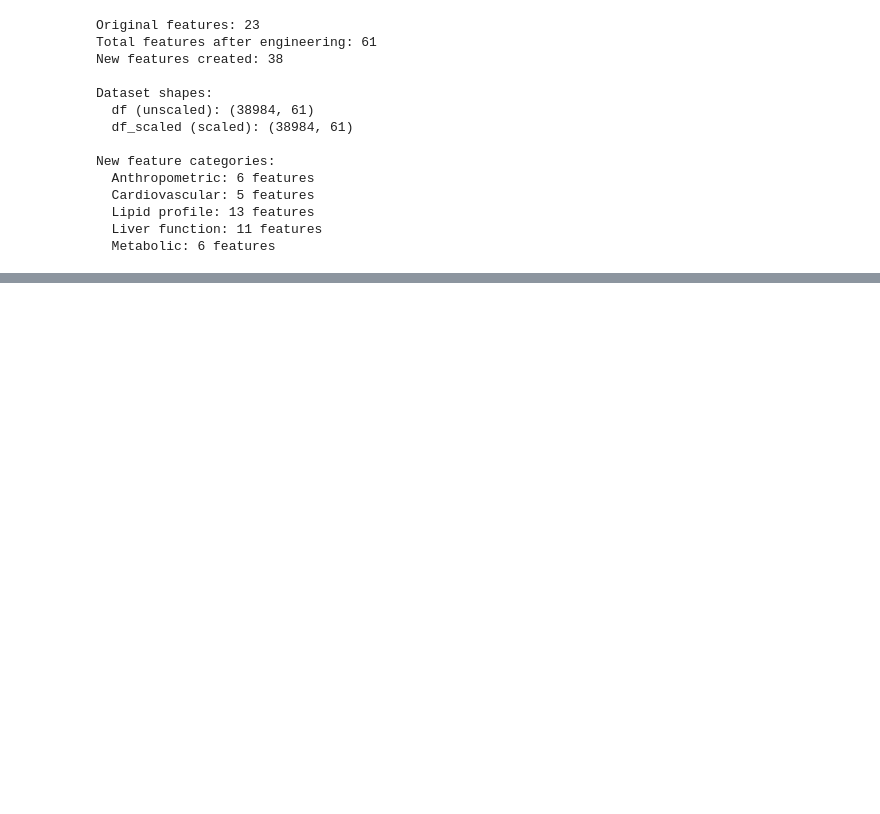
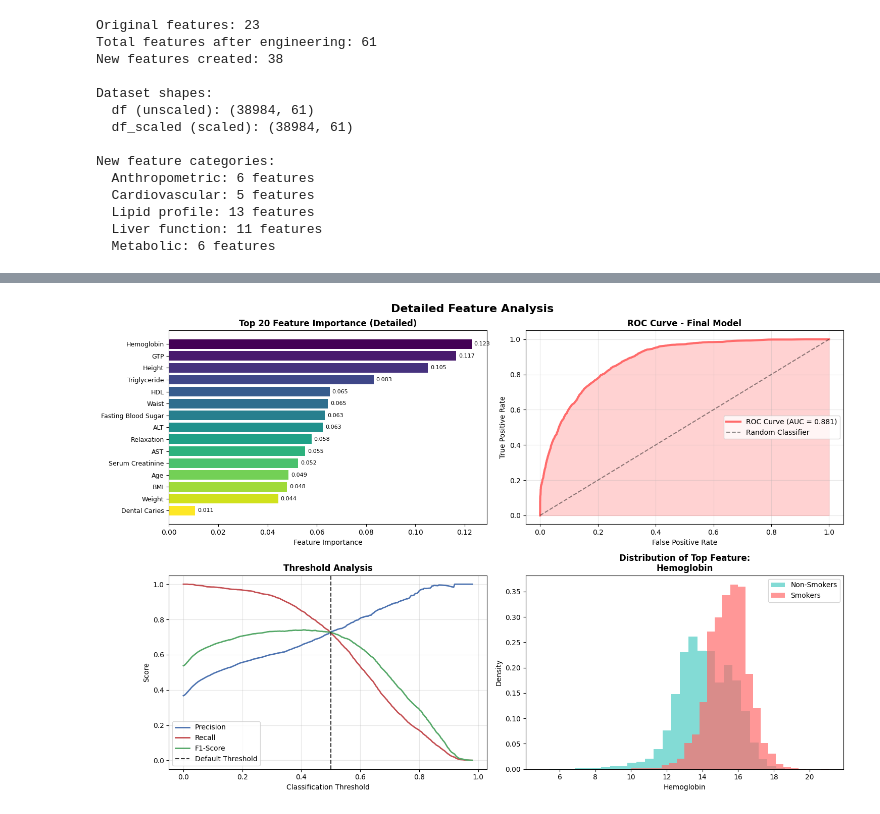
Before and after one commit to BogdanJas/rr_smoker_status_prediction, a Jupyter notebook: main.ipynb, the cells around one changed output, grey strips where cells are left out. Cells and saved outputs as stored; diff of their text form; code cells hidden in the pictures; blank space fills up the shorter version.

```diff
--- a/main.ipynb
+++ b/main.ipynb
@@ -597,0 +679,20 @@ New feature categories:
+# %%
+# Split the data
+X_train, X_temp, y_train, y_temp = train_test_split(
+    X_final, y, test_size=0.4, random_state=42, stratify=y
+)
+
+X_val, X_test, y_val, y_test = train_test_split(
+    X_temp, y_temp, test_size=0.5, random_state=42, stratify=y_temp
+)
+
+print(f"\nData splits:")
+print(f"Training: {X_train.shape[0]} samples")
+print(f"Validation: {X_val.shape[0]} samples")
+print(f"Test: {X_test.shape[0]} samples")
+
+# Feature scaling
+scaler = StandardScaler()
+X_train_scaled = scaler.fit_transform(X_train)
+X_val_scaled = scaler.transform(X_val)
+X_test_scaled = scaler.transform(X_test)
@@ -597,0 +948,70 @@ New feature categories:
+# %%
+# Detailed feature analysis visualization
+
+fig2, axes = plt.subplots(2, 2, figsize=(15, 10))
+fig2.suptitle('Detailed Feature Analysis', fontsize=16, fontweight='bold')
+
+# Feature importance
+ax1 = axes[0, 0]
+if feature_importance is not None:
+    top_20 = feature_importance.head(20)
+    colors_grad = plt.cm.viridis(np.linspace(0, 1, len(top_20)))
+    bars = ax1.barh(range(len(top_20)), top_20['importance'], color=colors_grad)
+    ax1.set_yticks(range(len(top_20)))
+    ax1.set_yticklabels(top_20['feature'], fontsize=9)
+    ax1.set_xlabel('Feature Importance')
+    ax1.set_title('Top 20 Feature Importance (Detailed)', fontweight='bold')
+    ax1.invert_yaxis()
+
+    for i, (bar, val) in enumerate(zip(bars, top_20['importance'])):
+        ax1.text(val + 0.001, i, f'{val:.3f}', va='center', fontsize=8)
+
+# ROC Curve with confidence intervals
+ax2 = axes[0, 1]
+fpr, tpr, thresholds = roc_curve(y_test, rf_results['probabilities'])
+auc_score = roc_auc_score(y_test, rf_results['probabilities'])
+
+ax2.plot(fpr, tpr, color='#FF6B6B', linewidth=3, label=f'ROC Curve (AUC = {auc_score:.3f})')
+ax2.plot([0, 1], [0, 1], 'k--', alpha=0.5, label='Random Classifier')
+ax2.fill_between(fpr, tpr, alpha=0.3, color='#FF6B6B')
+ax2.set_xlabel('False Positive Rate')
+ax2.set_ylabel('True Positive Rate')
+ax2.set_title('ROC Curve - Final Model', fontweight='bold')
+ax2.legend()
+ax2.grid(True, alpha=0.3)
+
+# Threshold analysis
+ax3 = axes[1, 0]
+precision, recall, thresholds_pr = precision_recall_curve(y_test, rf_results['probabilities'])
+f1_scores = 2 * (precision * recall) / (precision + recall)
+
+ax3.plot(thresholds_pr, precision[:-1], 'b-', label='Precision', linewidth=2)
+ax3.plot(thresholds_pr, recall[:-1], 'r-', label='Recall', linewidth=2)
+ax3.plot(thresholds_pr, f1_scores[:-1], 'g-', label='F1-Score', linewidth=2)
+ax3.axvline(x=0.5, color='black', linestyle='--', alpha=0.8, label='Default Threshold')
+ax3.set_xlabel('Classification Threshold')
+ax3.set_ylabel('Score')
+ax3.set_title('Threshold Analysis', fontweight='bold')
+ax3.legend()
+ax3.grid(True, alpha=0.3)
+
+# Feature distribution for top predictive features
+ax4 = axes[1, 1]
+if feature_importance is not None:
+    top_feature = feature_importance.iloc[0]['feature']
+    smoker_values = X_final[X_final.index.isin(y[y==1].index)][top_feature]
+    non_smoker_values = X_final[X_final.index.isin(y[y==0].index)][top_feature]
+
+    ax4.hist(non_smoker_values, bins=30, alpha=0.7, label='Non-Smokers',
+             color='#4ECDC4', density=True)
+    ax4.hist(smoker_values, bins=30, alpha=0.7, label='Smokers',
+             color='#FF6B6B', density=True)
+    ax4.set_xlabel(top_feature)
+    ax4.set_ylabel('Density')
+    ax4.set_title(f'Distribution of Top Feature:\n{top_feature}', fontweight='bold')
+    ax4.legend()
+
+plt.tight_layout()
+plt.show()
+# %% [output]
+[figure, added]
```
Also changed, not shown: parts of 24 cells of this notebook.
